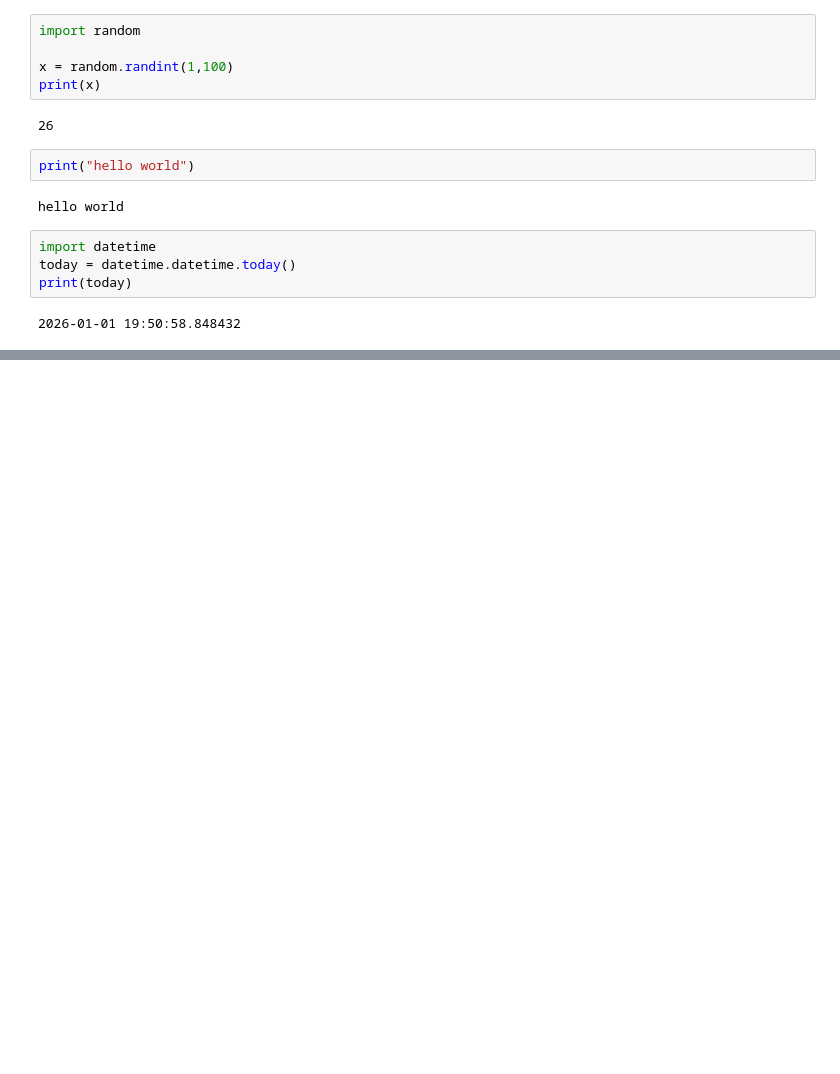
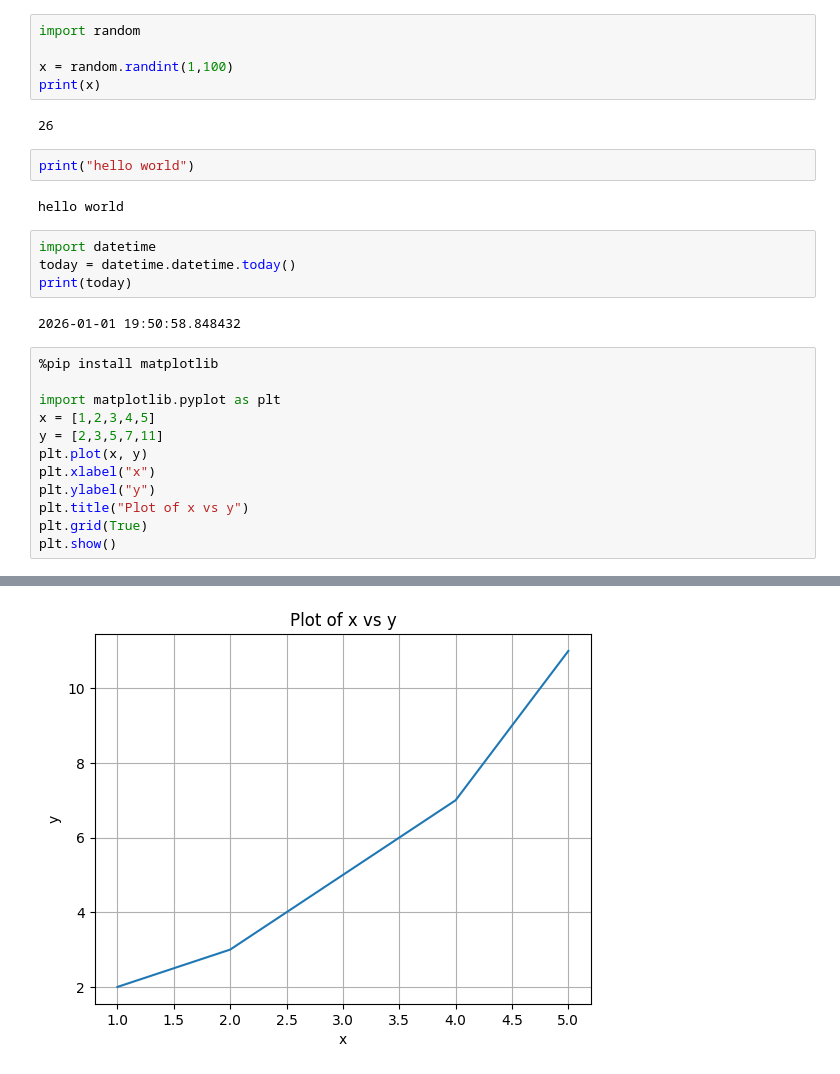
Before and after one commit to Gobigan86/Python, a Jupyter notebook: Notes.ipynb, the cells around one changed output, grey strips where cells are left out. Cells and saved outputs as stored; diff of their text form; blank space fills up the shorter version.

```diff
--- a/Notes.ipynb
+++ b/Notes.ipynb
@@ -1230,3 +1230,16 @@ today = datetime.datetime.today()
 print(today)
 # %% [output]
 2026-01-01 19:50:58.848432
+# %%
+%pip install matplotlib
+
+import matplotlib.pyplot as plt
+x = [1,2,3,4,5]
+y = [2,3,5,7,11]
+plt.plot(x, y)
+plt.xlabel("x")
+plt.ylabel("y")
+plt.title("Plot of x vs y")
+plt.grid(True)
+plt.show()
+# %% [output]
@@ -1232,0 +1263 @@ print(today)
+[figure, added]
```
Also changed, not shown: parts of 1 cell of this notebook.
